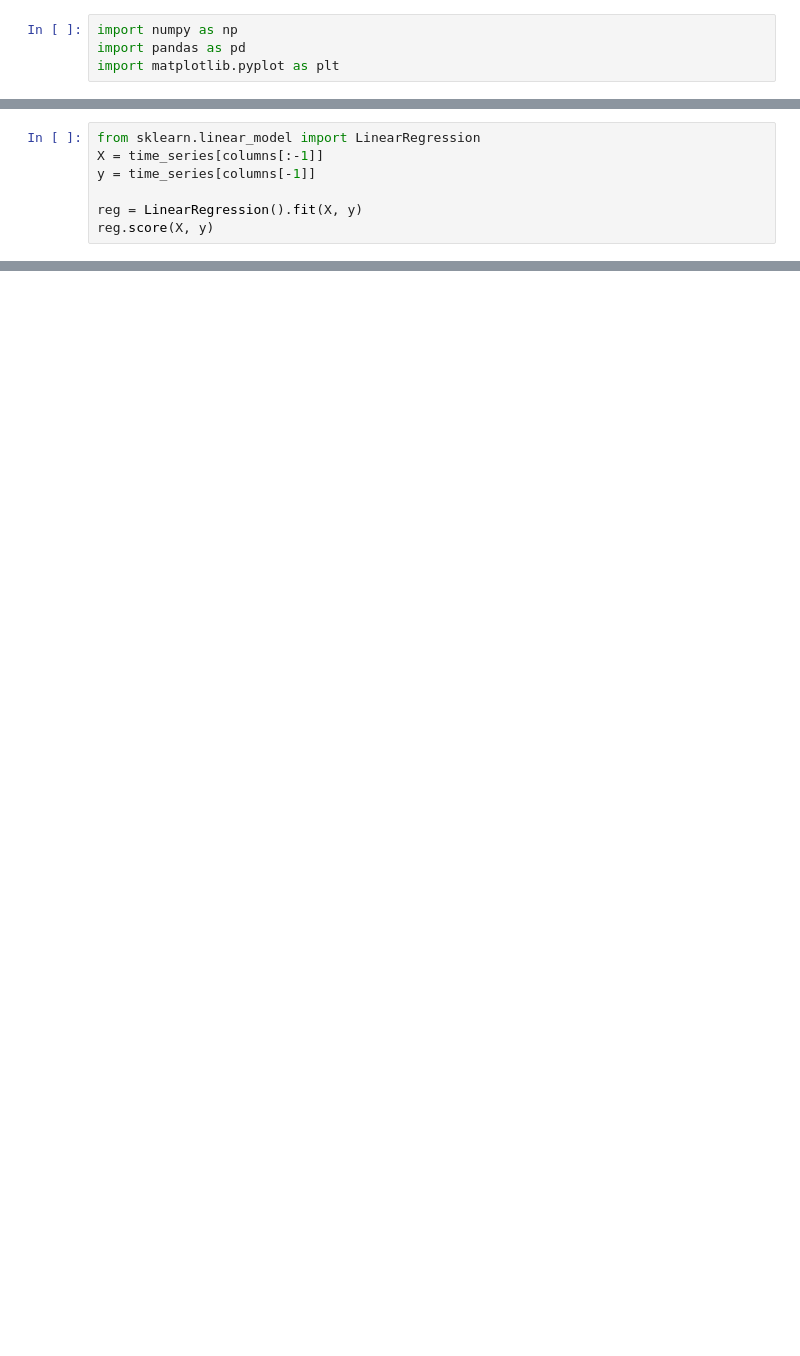
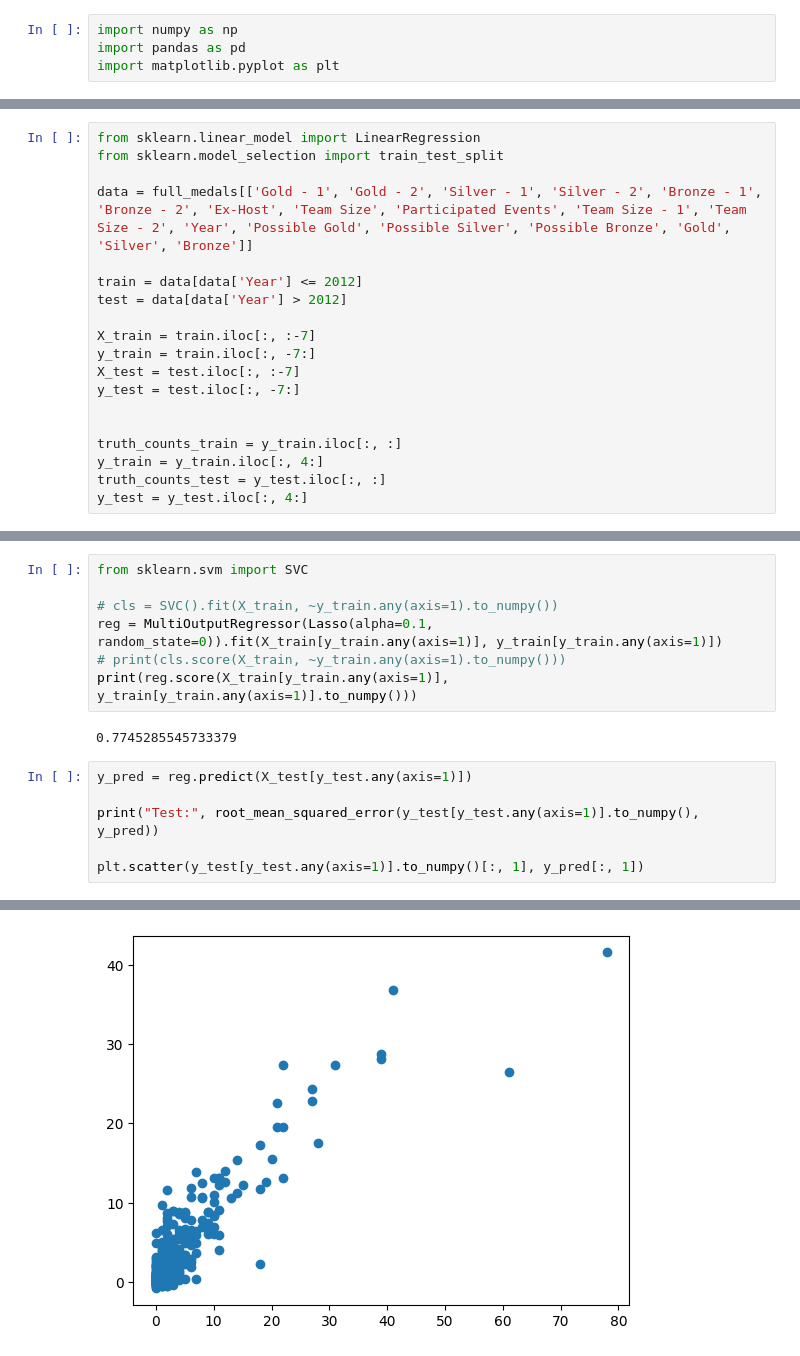
Before and after one commit to johngerving/mcm-2025, a Jupyter notebook: time_series_forecast.ipynb, the cells around one changed output, grey strips where cells are left out. Drawn from its saved outputs; the diff is of its cells as text; blank space fills up the shorter version.

```diff
--- a/time_series_forecast.ipynb
+++ b/time_series_forecast.ipynb
@@ -49,7 +85,19 @@ time_series
 # %%
 from sklearn.linear_model import LinearRegression
-X = time_series[columns[:-1]]
-y = time_series[columns[-1]]
+from sklearn.model_selection import train_test_split
 
-reg = LinearRegression().fit(X, y)
-reg.score(X, y)
+data = full_medals[['Gold - 1', 'Gold - 2', 'Silver - 1', 'Silver - 2', 'Bronze - 1', 'Bronze - 2', 'Ex-Host', 'Team Size', 'Participated Events', 'Team Size - 1', 'Team Size - 2', 'Year', 'Possible Gold', 'Possible Silver', 'Possible Bronze', 'Gold', 'Silver', 'Bronze']]
+
+train = data[data['Year'] <= 2012]
+test = data[data['Year'] > 2012]
+
+X_train = train.iloc[:, :-7]
+y_train = train.iloc[:, -7:]
+X_test = test.iloc[:, :-7]
+y_test = test.iloc[:, -7:]
+
+
+truth_counts_train = y_train.iloc[:, :]
+y_train = y_train.iloc[:, 4:]
+truth_counts_test = y_test.iloc[:, :]
+y_test = y_test.iloc[:, 4:]
@@ -57,0 +160,16 @@ reg.score(X, y)
+# %%
+from sklearn.svm import SVC
+
+# cls = SVC().fit(X_train, ~y_train.any(axis=1).to_numpy())
+reg = MultiOutputRegressor(Lasso(alpha=0.1, random_state=0)).fit(X_train[y_train.any(axis=1)], y_train[y_train.any(axis=1)])
+# print(cls.score(X_train, ~y_train.any(axis=1).to_numpy()))
+print(reg.score(X_train[y_train.any(axis=1)], y_train[y_train.any(axis=1)].to_numpy()))
+# %% [output]
+0.7745285545733379
+# %%
+y_pred = reg.predict(X_test[y_test.any(axis=1)])
+
+print("Test:", root_mean_squared_error(y_test[y_test.any(axis=1)].to_numpy(), y_pred))
+
+plt.scatter(y_test[y_test.any(axis=1)].to_numpy()[:, 1], y_pred[:, 1])
+# %% [output]
@@ -57,0 +178 @@ reg.score(X, y)
+[figure, added]
```
Also changed, not shown: parts of 21 cells of this notebook, 3 other files.
